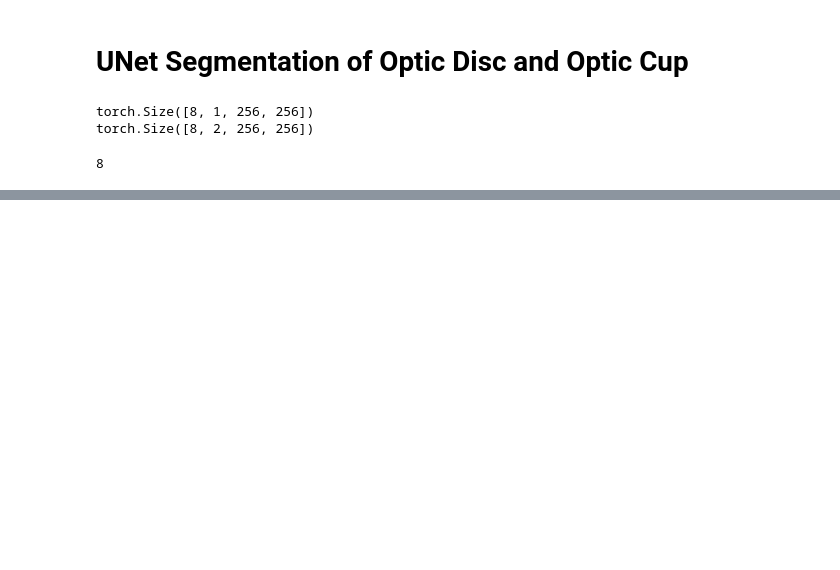
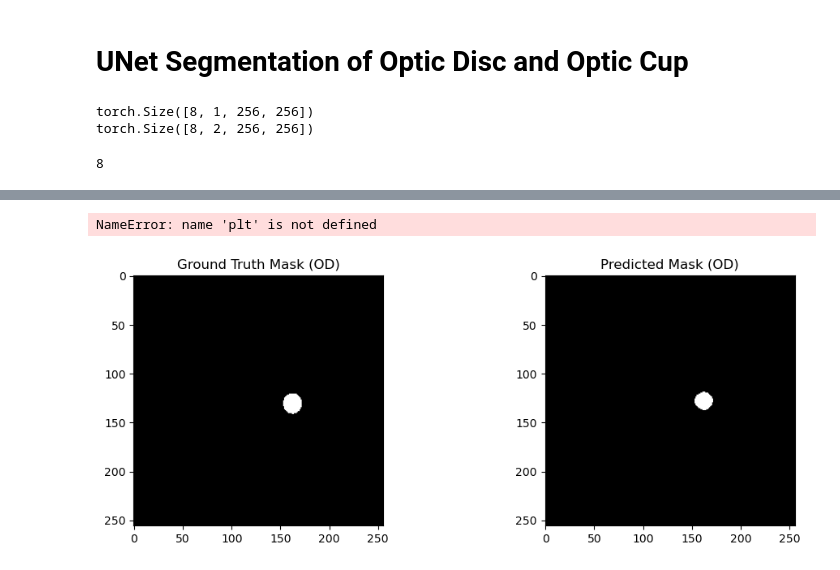
Before and after one commit to tc2fh/DISC_View, a Jupyter notebook: unet/unet_segmentation.ipynb, the cells around one changed output, grey strips where cells are left out. Drawn from its saved outputs; the diff is of its cells as text; code cells hidden in the pictures; blank space fills up the shorter version.

```diff
--- a/unet/unet_segmentation.ipynb
+++ b/unet/unet_segmentation.ipynb
@@ -114,0 +121,6 @@ torch.Size([8, 2, 256, 256])
+# %%
+# Load in model
+device = torch.device("cuda" if torch.cuda.is_available() else "cpu")
+model = UNet(in_channels=1).to(device)
+path = os.path.join(os.getcwd(), "model_state_dict.pth")
+model.load_state_dict(torch.load(path, weights_only=True))
@@ -114,0 +129,13 @@ torch.Size([8, 2, 256, 256])
+# %%
+model.eval()
+
+val_iter = iter(val_loader)
+image_batch, mask_batch = next(val_iter)
+
+# Get first image/mask in batch
+image = image_batch[0] # (1, 256, 256)
+mask = mask_batch[0] # (2, 256, 256)
+
+# Add batch dimension
+image = image.unsqueeze(0).to(device) # (1, 1, 256, 256)
+mask = mask.to(device)
@@ -114,0 +208,27 @@ torch.Size([8, 2, 256, 256])
+# %%
+fig, ax = plt.subplots(1, 3, figsize=(12, 4))
+
+ax[0].imshow(image.squeeze().cpu().numpy(), gray='gray')
+ax[0].set_title("Input Image")
+
+ax[1].imshow(mask[0], cmap='gray')  # Ground Truth Optic Disc
+ax[1].set_title("Ground Truth Mask (OD)")
+
+ax[2].imshow(pred_od, cmap='gray')  # Predicted Optic Disc
+ax[2].set_title("Predicted Mask (OD)")
+
+plt.show()
+# %% [output]
+NameError: name 'plt' is not defined
+# %%
+fig, ax = plt.subplots(1, 2, figsize=(12, 4))
+
+ax[0].imshow(mask[1], cmap='gray')  # Ground Truth Optic Disc
+ax[0].set_title("Ground Truth Mask (OD)")
+
+ax[1].imshow(pred_oc, cmap='gray')  # Predicted Optic Disc
+ax[1].set_title("Predicted Mask (OD)")
+
+plt.show()
+# %% [output]
+[figure, added]
```
Also changed, not shown: parts of 18 cells of this notebook.
